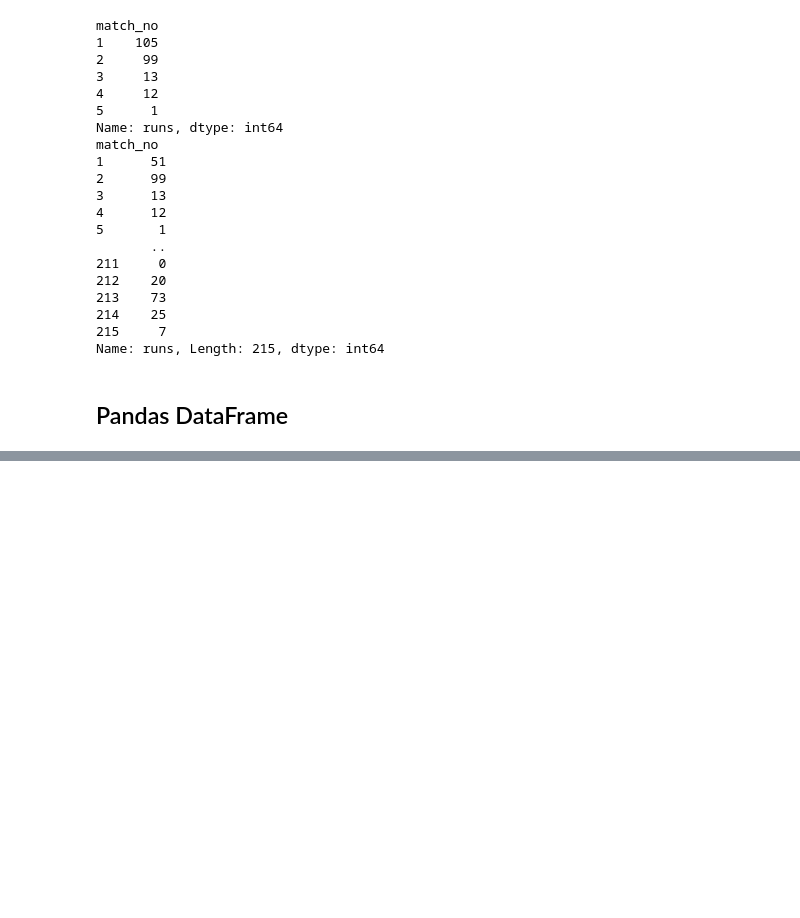
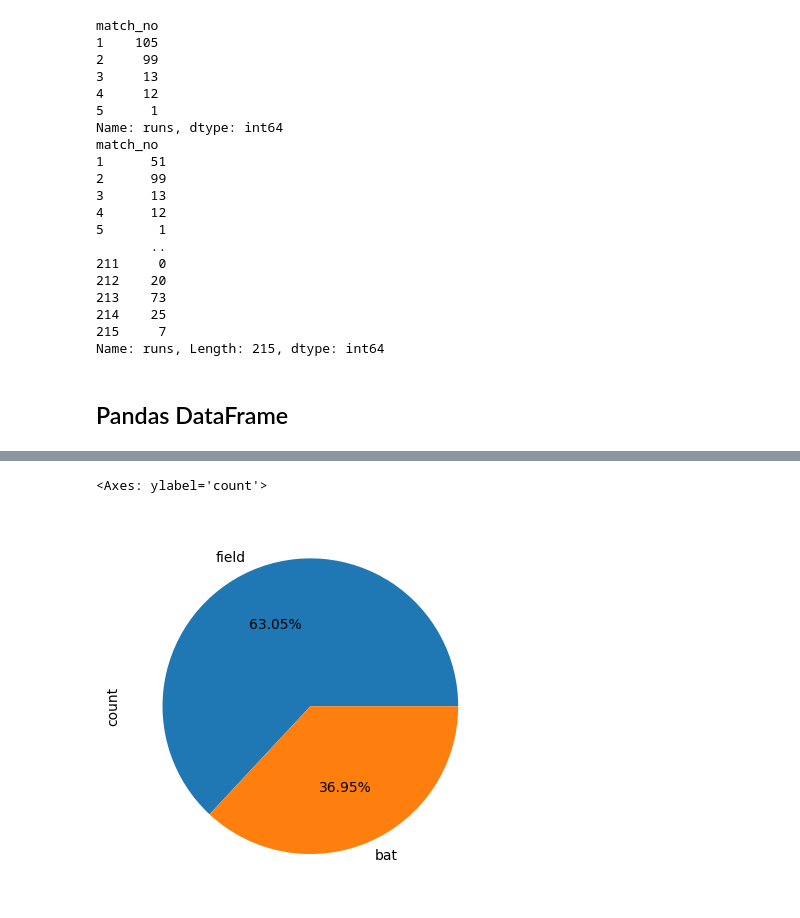
Before and after one commit to InfinityxR9/Python, a Jupyter notebook: ML/pandas.ipynb, the cells around one changed output, grey strips where cells are left out. Drawn from its saved outputs; the diff is of its cells as text; code cells hidden in the pictures; blank space fills up the shorter version.

```diff
--- a/ML/pandas.ipynb
+++ b/ML/pandas.ipynb
@@ -812,0 +857,5 @@ Name: runs, Length: 215, dtype: int64
+# %%
+# using csv file
+
+movies = pd.read_csv('data/movies.csv')
+ipl = pd.read_csv('data/ipl-matches.csv')
@@ -812,0 +1406,3 @@ Name: runs, Length: 215, dtype: int64
+# %%
+ipl['ID'] = ipl['ID'].astype('int32')
+ipl.info()
@@ -812,0 +1427,6 @@ Name: runs, Length: 215, dtype: int64
+# %%
+ipl['Team1'] = ipl['Team1'].astype('category')
+ipl['Team2'] = ipl['Team2'].astype('category')
+ipl['Season'] = ipl['Season'].astype('category')
+
+ipl.info()
@@ -812,0 +1524,7 @@ Name: runs, Length: 215, dtype: int64
+# %%
+# Create a Pie chart whether a team after winning toss chose bat/bowl
+
+ipl['TossDecision'].value_counts().plot(kind='pie', autopct='%1.2f%%')
+# %% [output]
+<Axes: ylabel='count'>
+[figure, added]
```
Also changed, not shown: parts of 84 cells of this notebook, 4 other files.
